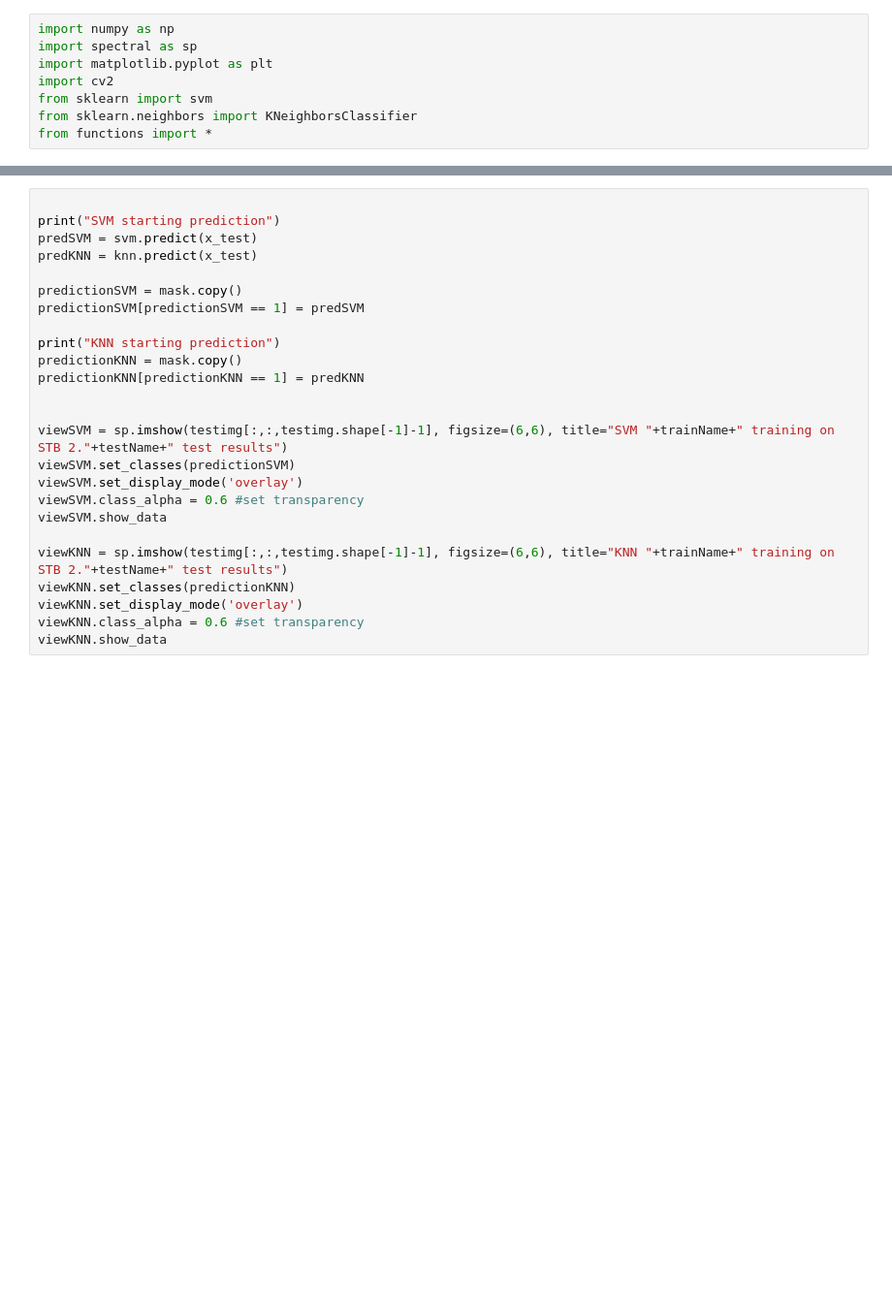
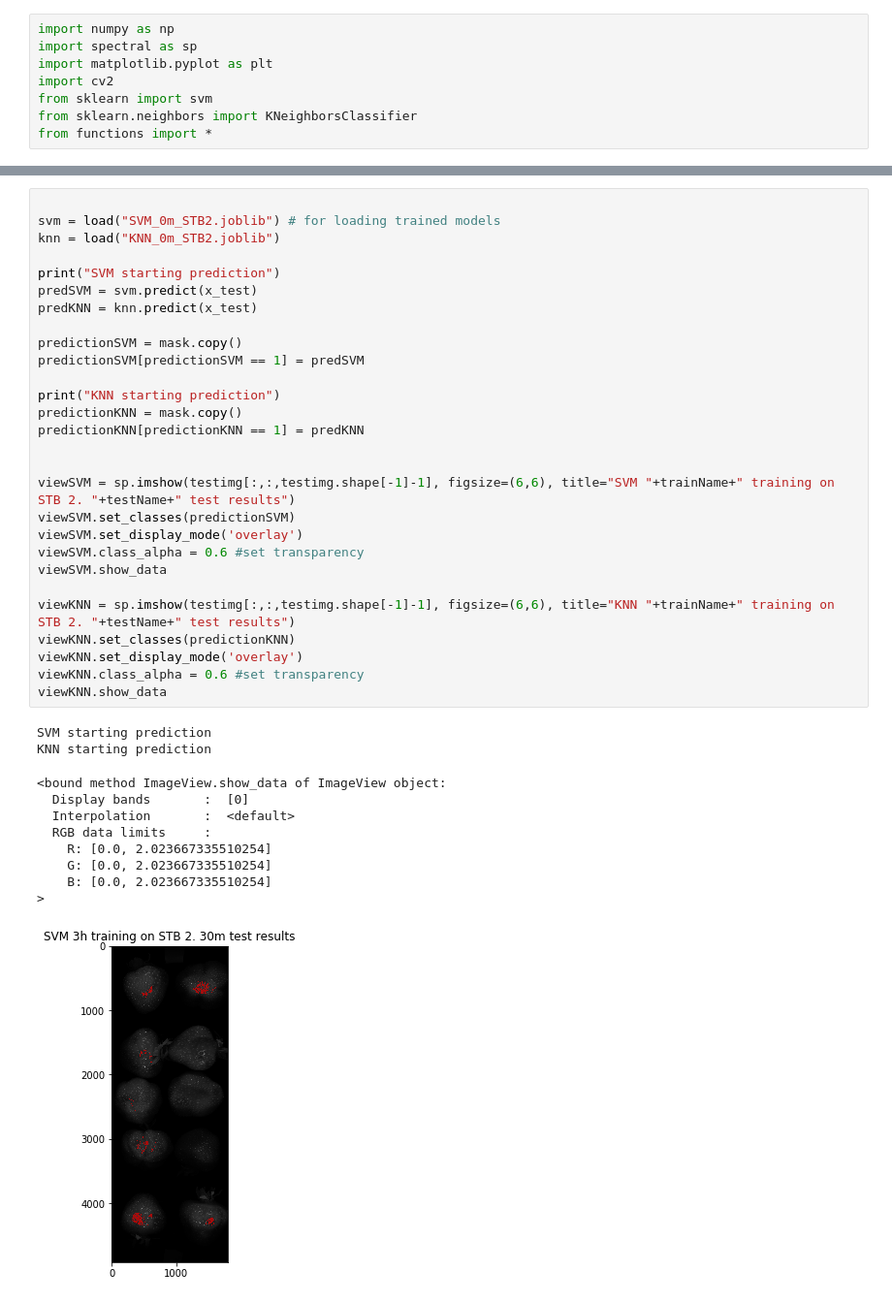
Before and after one commit to Kohmann/potato-classification, a Jupyter notebook: detection.ipynb, the cells around one changed output, grey strips where cells are left out. Shown at 97% size. Cells and saved outputs as stored; diff of their text form; blank space fills up the shorter version.

```diff
--- a/detection.ipynb
+++ b/detection.ipynb
@@ -122,25 +138,40 @@ print("Data reduced by not including zeros: %f" % ( 1-np.prod(x_test.shape)/np.p
 # %%
+
+svm = load("SVM_0m_STB2.joblib") # for loading trained models
+knn = load("KNN_0m_STB2.joblib")
 
 print("SVM starting prediction")
 predSVM = svm.predict(x_test)
 predKNN = knn.predict(x_test)
 
 predictionSVM = mask.copy()
 predictionSVM[predictionSVM == 1] = predSVM
 
 print("KNN starting prediction")
 predictionKNN = mask.copy()
 predictionKNN[predictionKNN == 1] = predKNN
 
 
-viewSVM = sp.imshow(testimg[:,:,testimg.shape[-1]-1], figsize=(6,6), title="SVM "+trainName+" training on STB 2."+testName+" test results")
+viewSVM = sp.imshow(testimg[:,:,testimg.shape[-1]-1], figsize=(6,6), title="SVM "+trainName+" training on STB 2. "+testName+" test results")
 viewSVM.set_classes(predictionSVM)
 viewSVM.set_display_mode('overlay')
 viewSVM.class_alpha = 0.6 #set transparency
 viewSVM.show_data
 
-viewKNN = sp.imshow(testimg[:,:,testimg.shape[-1]-1], figsize=(6,6), title="KNN "+trainName+" training on STB 2."+testName+" test results")
+viewKNN = sp.imshow(testimg[:,:,testimg.shape[-1]-1], figsize=(6,6), title="KNN "+trainName+" training on STB 2. "+testName+" test results")
 viewKNN.set_classes(predictionKNN)
 viewKNN.set_display_mode('overlay')
 viewKNN.class_alpha = 0.6 #set transparency
 viewKNN.show_data
+# %% [output]
+SVM starting prediction
+KNN starting prediction
+<bound method ImageView.show_data of ImageView object:
+  Display bands       :  [0]
+  Interpolation       :  <default>
+  RGB data limits     :
+    R: [0.0, 2.023667335510254]
+    G: [0.0, 2.023667335510254]
+    B: [0.0, 2.023667335510254]
+>
+[figure, added]
```
Also changed, not shown: parts of 7 cells of this notebook, 2 other files.
